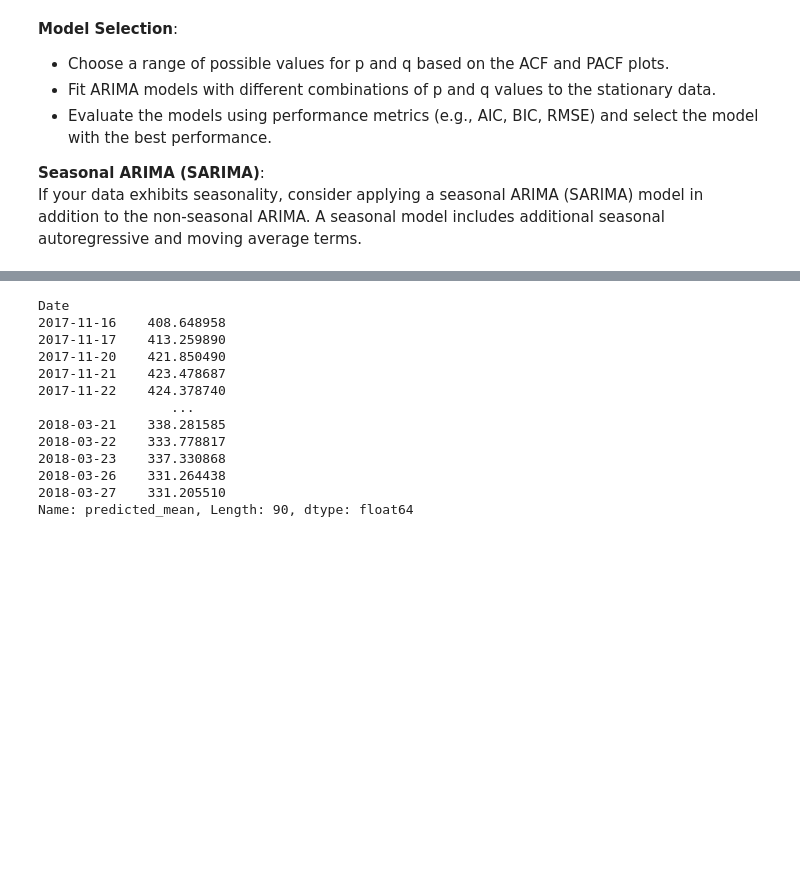
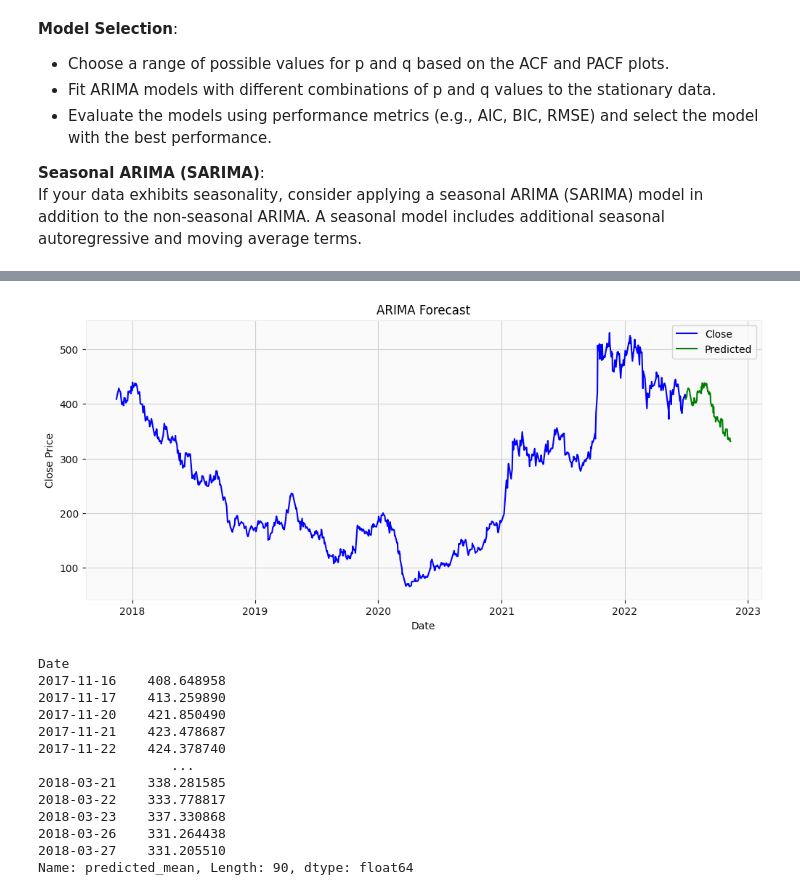
Before and after one commit to avinash3196/Data-Science-Portfolio, a Jupyter notebook: Stock Price Prediction/Stock Price Prediction.ipynb, the cells around one changed output, grey strips where cells are left out. Cells and saved outputs as stored; diff of their text form; code cells hidden in the pictures; blank space fills up the shorter version.

```diff
--- a/Stock Price Prediction/Stock Price Prediction.ipynb
+++ b/Stock Price Prediction/Stock Price Prediction.ipynb
@@ -452,3 +468,18 @@ plt.show()
+# %%
+# Plot the results
+fig, ax = plt.subplots(figsize=(12, 5 ))  # Adjust the figure size as needed
+ax.plot(train.index, train['Close'].values, label='Close', color='blue')
+ax.plot(test.index, df_pred_AR, color='green', label='Predicted')  # Use the test index for predictions
+#ax.plot(actual.index, actual['Close'].values, label='Actual Close', color='orange')
+# Customize the plot as needed
+ax.set_title('ARIMA Forecast')
+ax.set_xlabel('Date')
+ax.set_ylabel('Close Price')
+ax.legend()
+
+plt.show()
+# %% [output]
+[figure, added]
 # %%
 # Predicted values
 df_pred_AR
```
Also changed, not shown: parts of 24 cells of this notebook.
